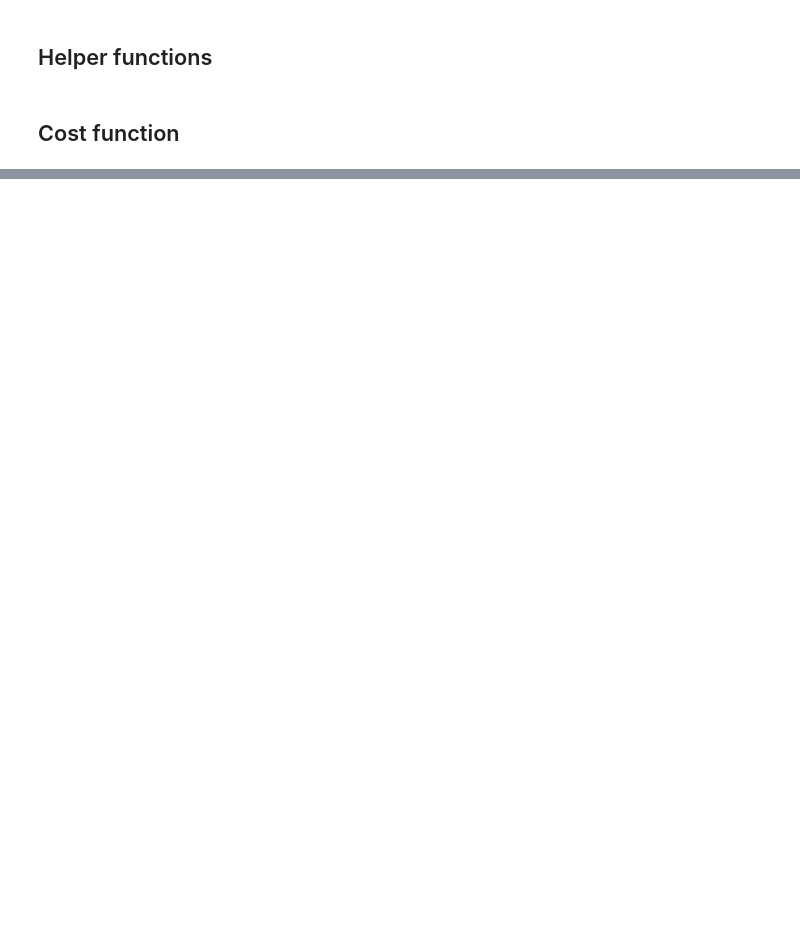
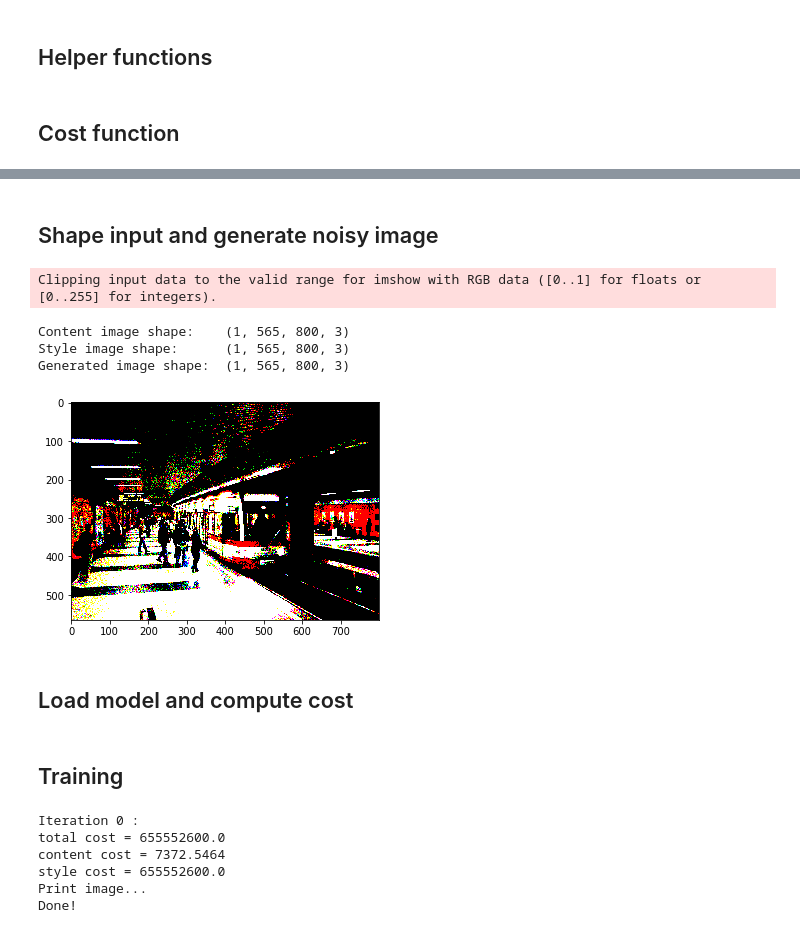
Before and after one commit to BLyndon/neural_style_transfer, a Jupyter notebook: neural_style_transfer.ipynb, the cells around one changed output, grey strips where cells are left out. Drawn from its saved outputs; the diff is of its cells as text; code cells hidden in the pictures; blank space fills up the shorter version.

Commit message:
add working notebook

```diff
--- a/neural_style_transfer.ipynb
+++ b/neural_style_transfer.ipynb
@@ -219,0 +255,12 @@ def style_cost(model, style_layers):
+# %%
+
+MEANS = np.array([123.68, 116.779, 103.939]).reshape((1,1,1,3))
+PATH = '/content/drive/My Drive/Colab Notebooks/NST/'
+COSTRATIO = 1e-3
+NOISERATIO = 0.6
+STYLE_LAYERS = [
+    ('conv1_1', 0.25),
+    ('conv2_1', 0.25),
+    ('conv3_1', 0.25),
+    ('conv4_1', 0.25)]#,
+    #('conv5_1', 0.2)]
@@ -219,0 +291,21 @@ def style_cost(model, style_layers):
+# %% [markdown]
+## Shape input and generate noisy image
+# %%
+img_S = shape_input(img_S)
+img_C = shape_input(img_C)
+
+img_G = noise_image(img_C, NOISERATIO)
+
+print("Content image shape: \t" + str(img_C.shape))
+print("Style image shape: \t" + str(img_S.shape))
+print("Generated image shape: \t" + str(img_G.shape))
+
+imshow(img_G[0]);
+# %% [output]
+Clipping input data to the valid range for imshow with RGB data ([0..1] for floats or [0..255] for integers).
+Content image shape:    (1, 565, 800, 3)
+Style image shape:      (1, 565, 800, 3)
+Generated image shape:  (1, 565, 800, 3)
+[figure, added]
+# %% [markdown]
+## Load model and compute cost
@@ -219,0 +332,11 @@ def style_cost(model, style_layers):
+# %% [markdown]
+## Training
+# %%
+train(sess, img_G, J, J_C, J_S, train_step, num_iterations = 1000)
+# %% [output]
+Iteration 0 :
+total cost = 655552600.0
+content cost = 7372.5464
+style cost = 655552600.0
+Print image...
+Done!
```
Also changed, not shown: parts of 12 cells of this notebook.
